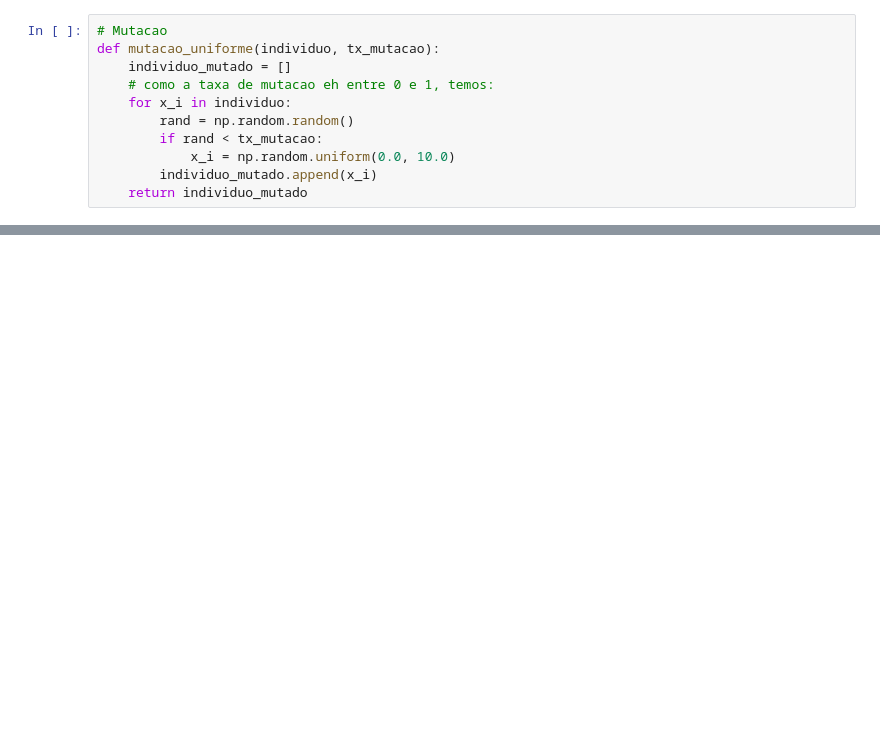
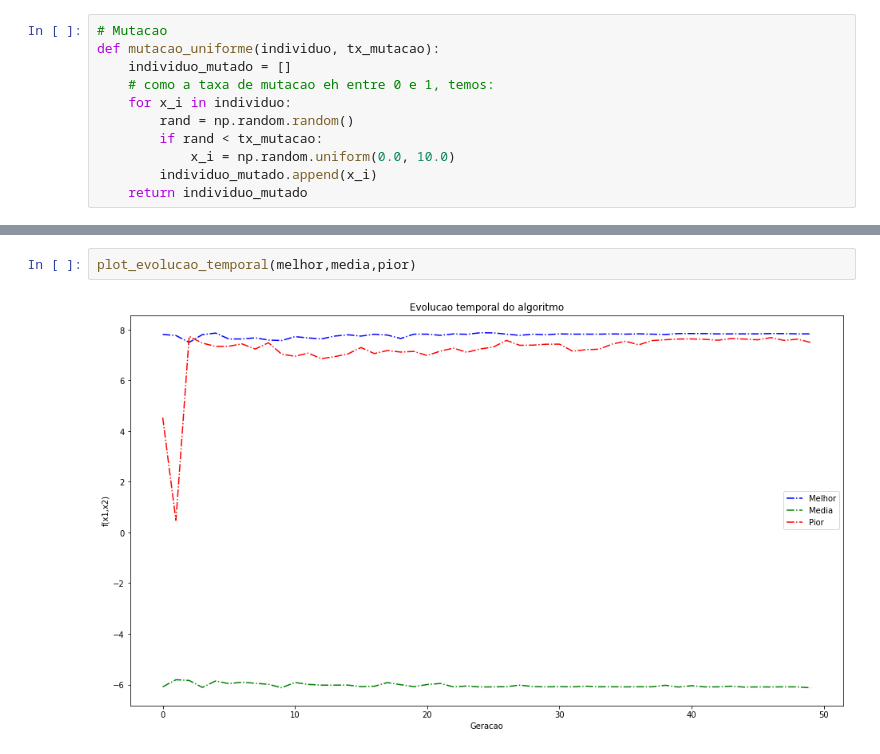
Before and after one commit to dissantos/AI_Practices, a Jupyter notebook: Laboratory/Practice_6_Genetico/algoritmo_genetico.ipynb, the cells around one changed output, grey strips where cells are left out. Cells and saved outputs as stored; diff of their text form; blank space fills up the shorter version.

```diff
--- a/Laboratory/Practice_6_Genetico/algoritmo_genetico.ipynb
+++ b/Laboratory/Practice_6_Genetico/algoritmo_genetico.ipynb
@@ -158,0 +306,4 @@ for i in pior:
+# %%
+plot_evolucao_temporal(melhor,media,pior)
+# %% [output]
+[figure, added]
```
Also changed, not shown: parts of 23 cells of this notebook, 3 other files.
